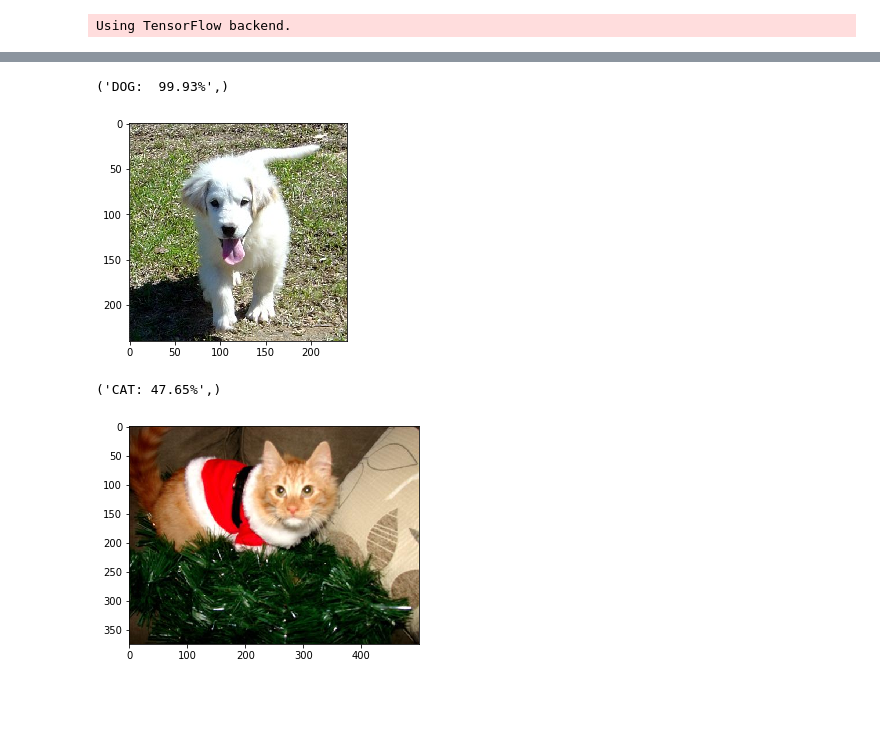
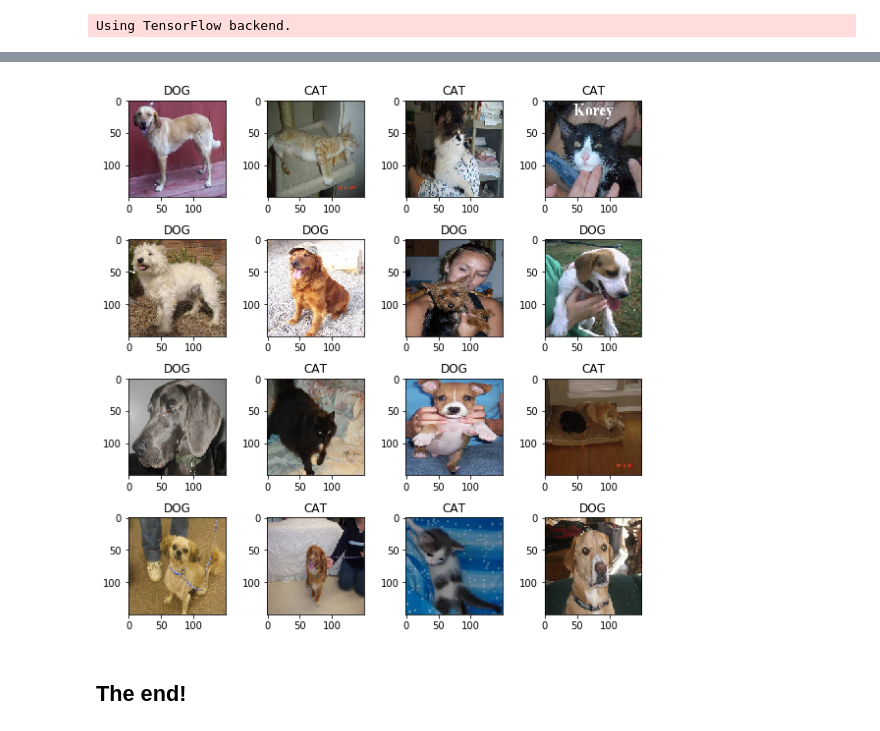
Before and after one commit to quangnhat185/Machine_learning_projects, a Jupyter notebook: Dog_Cat_classification/Dog_Cat_classification.ipynb, the cells around one changed output, grey strips where cells are left out. Drawn from its saved outputs; the diff is of its cells as text; code cells hidden in the pictures; blank space fills up the shorter version.

Commit message:
Update Dog vs Cat classification

```diff
--- a/Dog_Cat_classification/Dog_Cat_classification.ipynb
+++ b/Dog_Cat_classification/Dog_Cat_classification.ipynb
@@ -201,5 +184,5 @@ from keras.models import load_model
 # %% [output]
 Using TensorFlow backend.
 # %%
-model = load_model("cat_dog_classification.h5")
+model = load_model("Dog_cat_classification.h5")
 # %% [output]
@@ -231,26 +214,24 @@ def show_result(test_image):
-# %%
-import cv2
-
-rand = np.random.randint(9500,12499)
-test_image = cv2.imread("CATS_DOGS/test/DOG/{}.jpg".format(str(rand)))
-test_image = cv2.cvtColor(test_image,cv2.COLOR_BGR2RGB)
-
-text = show_result(test_image)
-
-plt.imshow(test_image)
-print (text)
-# %% [output]
-('DOG:  99.93%',)
-[figure, removed]
-# %%
-rand = np.random.randint(9500,12499)
-test_image = cv2.imread("CATS_DOGS/test/CAT/{}.jpg".format(str(rand)))
-test_image = cv2.cvtColor(test_image,cv2.COLOR_BGR2RGB)
-
-text = show_result(test_image)
-
-plt.imshow(test_image)
-print (text)
-# %% [output]
-('CAT: 47.65%',)
-[figure, removed]
+# %%
+import os
+test_random = os.listdir("CATS_DOGS/test_random/test1/")
+# %%
+w=10
+h=10
+fig=plt.figure(figsize=(8, 8))
+columns = 4
+rows = 4
+fig_list= []
+
+for i in range(1, columns*rows +1):
+    rand = np.random.randint(6251)
+    fig_list.append(fig.add_subplot(rows, columns, i))
+    fig_list[-1].set_title(show_result(test_random[rand]))
+    img = load_img("CATS_DOGS/test_random/test1/{}".format(test_random[rand]),target_size=(150,150))
+    plt.imshow(img)
+
+plt.tight_layout(True)
+plt.show()
+# %% [output]
+[figure, added]
+# %% [markdown]
+## The end!
```
Also changed, not shown: parts of 24 cells of this notebook, 10 other files.
